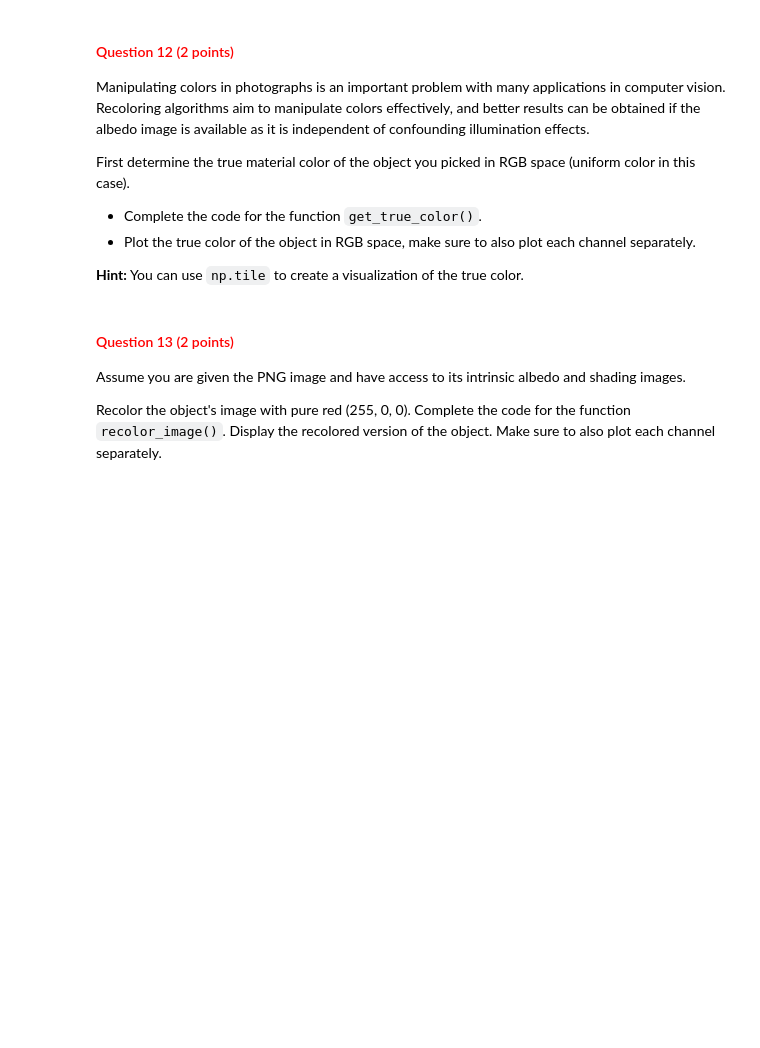
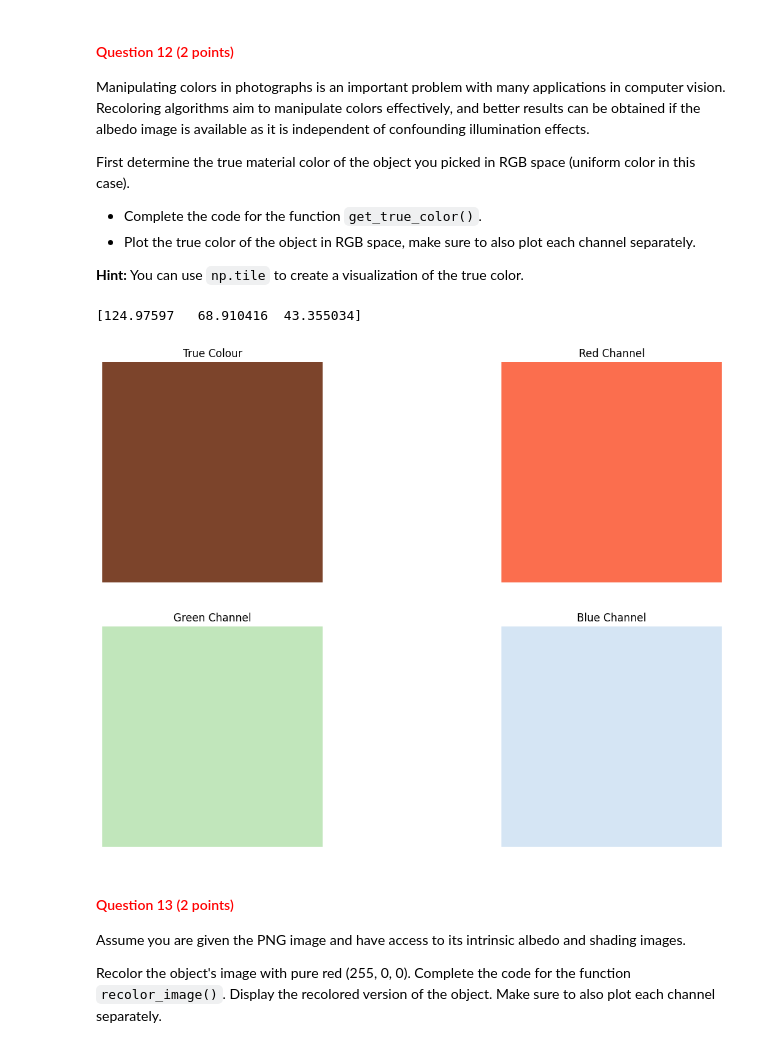
Before and after one commit to juttevijverberg/cv1-lab-1, a Jupyter notebook: cv1-lab-1 (1).ipynb, the cells around one changed output. Cells and saved outputs as stored; diff of their text form; code cells hidden in the pictures; blank space fills up the shorter version.

```diff
--- a/cv1-lab-1 (1).ipynb
+++ b/cv1-lab-1 (1).ipynb
@@ -624,11 +637,14 @@ def get_true_color(albedo_img):
     # b_squared = albedo_img[:,:,2]**2
 
     # true_colour = np.sqrt((r_squared + g_squared + b_squared) / 2)
-    albedo_img_normalized = albedo_img.astype(np.float32) / 255.0
+    # albedo_img_normalized = albedo_img.astype(np.float32) / 255.0
+    albedo_img = albedo_img.astype(np.float32)
 
-    true_r = np.mean(albedo_img_normalized[:,:,0])
-    true_g = np.mean(albedo_img_normalized[:,:,1])
-    true_b = np.mean(albedo_img_normalized[:,:,2])
+    albedo_img_nan = np.where(albedo_img == 0, np.nan, albedo_img)
+
+    true_r = np.nanmean(albedo_img_nan[:,:,0])
+    true_g = np.nanmean(albedo_img_nan[:,:,1])
+    true_b = np.nanmean(albedo_img_nan[:,:,2])
 
     true_colour = np.array([true_r, true_g, true_b])
 
@@ -636,37 +652,40 @@ def get_true_color(albedo_img):
 # %%
 # get the true color of the object's albedo image
 obj_alb_rgb = cv2.cvtColor(obj_alb, cv2.COLOR_BGR2RGB)
 true_color = get_true_color(obj_alb_rgb)
 
 # YOUR CODE HERE
+true_color_img = np.tile((true_color).astype(np.uint8), (100, 100, 1))
 
-true_color_img = np.tile((true_color * 255).astype(np.uint8), (100, 100, 1))
-
-red = obj_alb_rgb[:,:,0]
-green = obj_alb_rgb[:,:,1]
-blue = obj_alb_rgb[:,:,2]
+red = true_color_img[:,:,0]
+green = true_color_img[:,:,1]
+blue = true_color_img[:,:,2]
 
 fig, axs = plt.subplots(2, 2, figsize=(15, 10))
 
-axs[0][0].imshow(true_color_img)
+axs[0][0].imshow(true_color_img, vmin=0, vmax=255)
 axs[0][0].set_title('True Colour')
 axs[0][0].axis('off')
 
-axs[0][1].imshow(red)
+axs[0][1].imshow(red, cmap='Reds', vmin=0, vmax=255)
 axs[0][1].set_title('Red Channel')
 axs[0][1].axis('off')
 
-axs[1][0].imshow(green)
+axs[1][0].imshow(green, cmap='Greens', vmin=0, vmax=255)
 axs[1][0].set_title('Green Channel')
 axs[1][0].axis('off')
 
-axs[1][1].imshow(blue)
+axs[1][1].imshow(blue, cmap='Blues', vmin=0, vmax=255)
 axs[1][1].set_title('Blue Channel')
 axs[1][1].axis('off')
 
 plt.show()
 
 #Question: Do I need to plot the RGB channels of the albedo image or from the original image
+#question 21 -> filter small values out, plot remaining standard errors, SE parameter
+# %% [output]
+[124.97597   68.910416  43.355034]
+[figure, added]
 # %% [markdown]
 <a id="question-13"></a>
 #### <font color='#FF0000'>Question 13 (2 points)</font>
```
Also changed, not shown: parts of 7 cells of this notebook.
